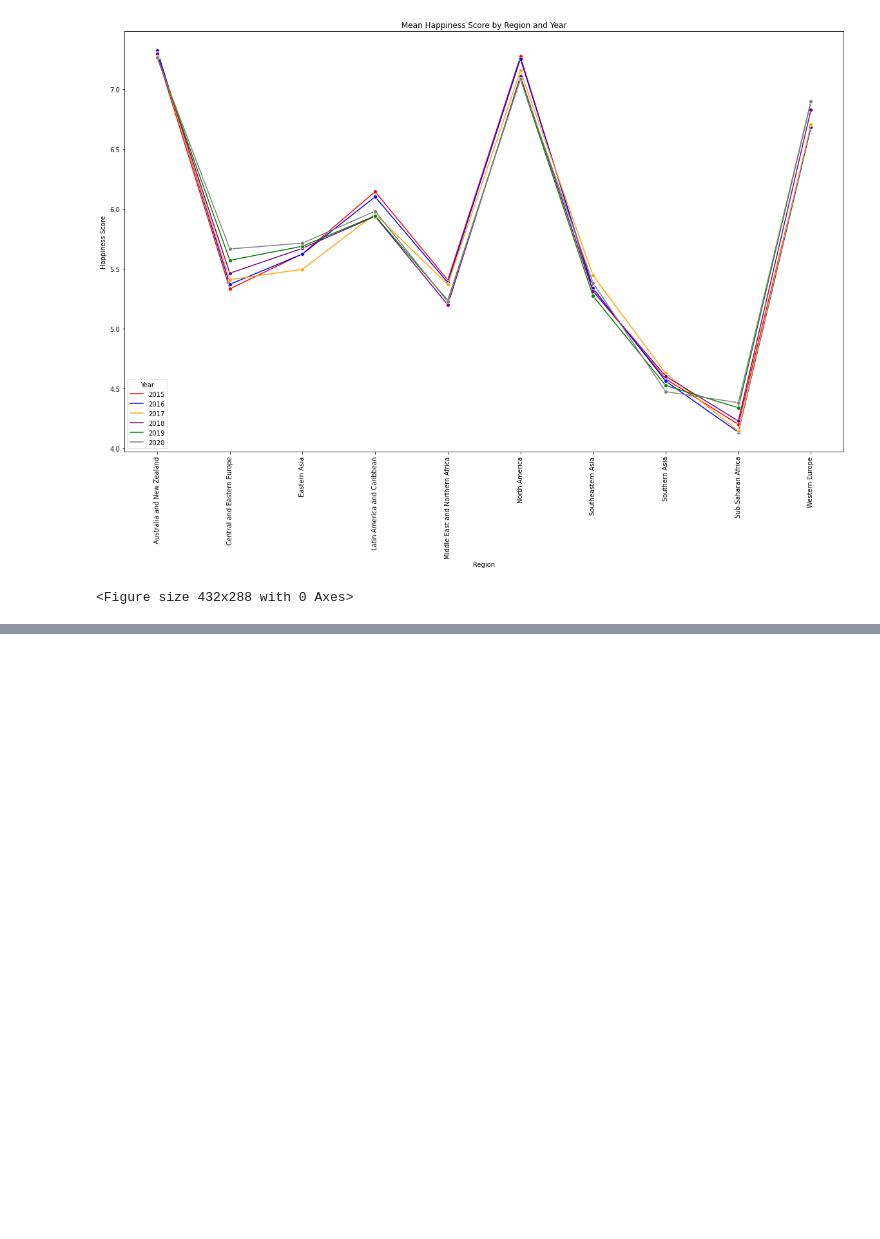
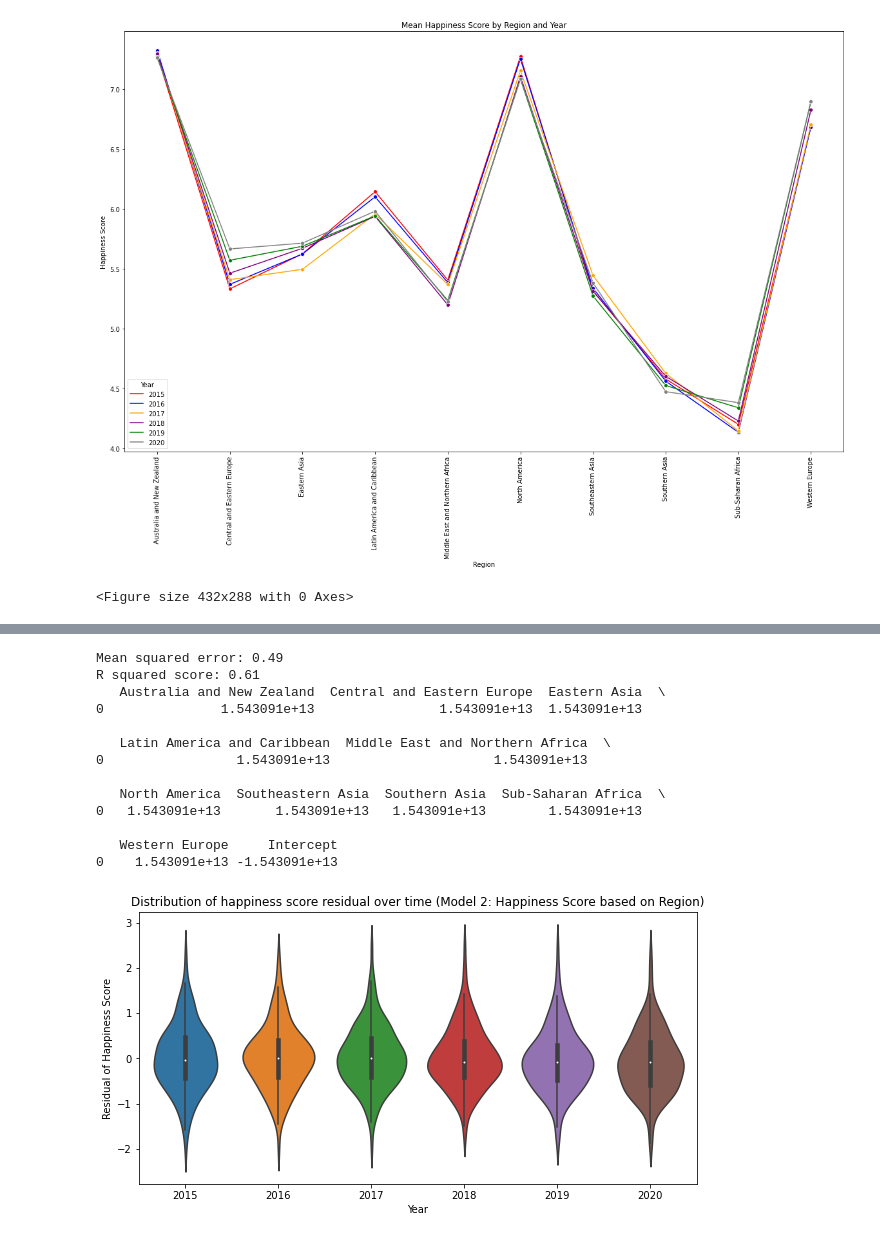
Before and after one commit to Jzhong456/Jzhong456.github.io, a Jupyter notebook: Final_Tutorial.ipynb, the cells around one changed output, grey strips where cells are left out. Saved outputs shown, nothing was run; the diff lists cells and outputs as text; code cells hidden in the pictures; blank space fills up the shorter version.

```diff
--- a/Final_Tutorial.ipynb
+++ b/Final_Tutorial.ipynb
@@ -537,0 +437,38 @@ Freedom > Family > Life Expectancy > Government Trust > Economy > Generosity
+# %%
+#### MODEL 2: PREDICT HAPPINESS SCORE BASED ON REGION #####
+
+feature_names = ['Australia and New Zealand', 'Central and Eastern Europe', 'Eastern Asia', 'Latin America and Caribbean', \
+             'Middle East and Northern Africa', 'North America', 'Southeastern Asia', 'Southern Asia', \
+             'Sub-Saharan Africa', 'Western Europe']
+
+# Get data of independent variables and dependent variable
+region_X = dataAll[feature_names]
+happiness_Y = dataAll['Happiness Score']
+
+#Linear Regression
+happiness_Y_predict, coeff, intercept = linear_reg(region_X, happiness_Y, feature_names)
+
+# Add the residual column
+dataAll['Happiness Residual 2'] = happiness_Y_predict - happiness_Y
+
+#Plot the residual distribution over years
+plt.figure(figsize=(10,5)) #Format figure size
+sns.violinplot(x='Year', y='Happiness Residual 2', data=dataAll) \
+    .set( xlabel="Year", ylabel="Residual of Happiness Score")
+plt.title("Distribution of happiness score residual over time (Model 2: Happiness Score based on Region)")
+plt.show()
+# %% [output]
+Mean squared error: 0.49
+R squared score: 0.61
+   Australia and New Zealand  Central and Eastern Europe  Eastern Asia  \
+0               1.543091e+13                1.543091e+13  1.543091e+13
+
+   Latin America and Caribbean  Middle East and Northern Africa  \
+0                 1.543091e+13                     1.543091e+13
+
+   North America  Southeastern Asia  Southern Asia  Sub-Saharan Africa  \
+0   1.543091e+13       1.543091e+13   1.543091e+13        1.543091e+13
+
+   Western Europe     Intercept
+0    1.543091e+13 -1.543091e+13
+[figure, added]
```
Also changed, not shown: parts of 78 cells of this notebook.
